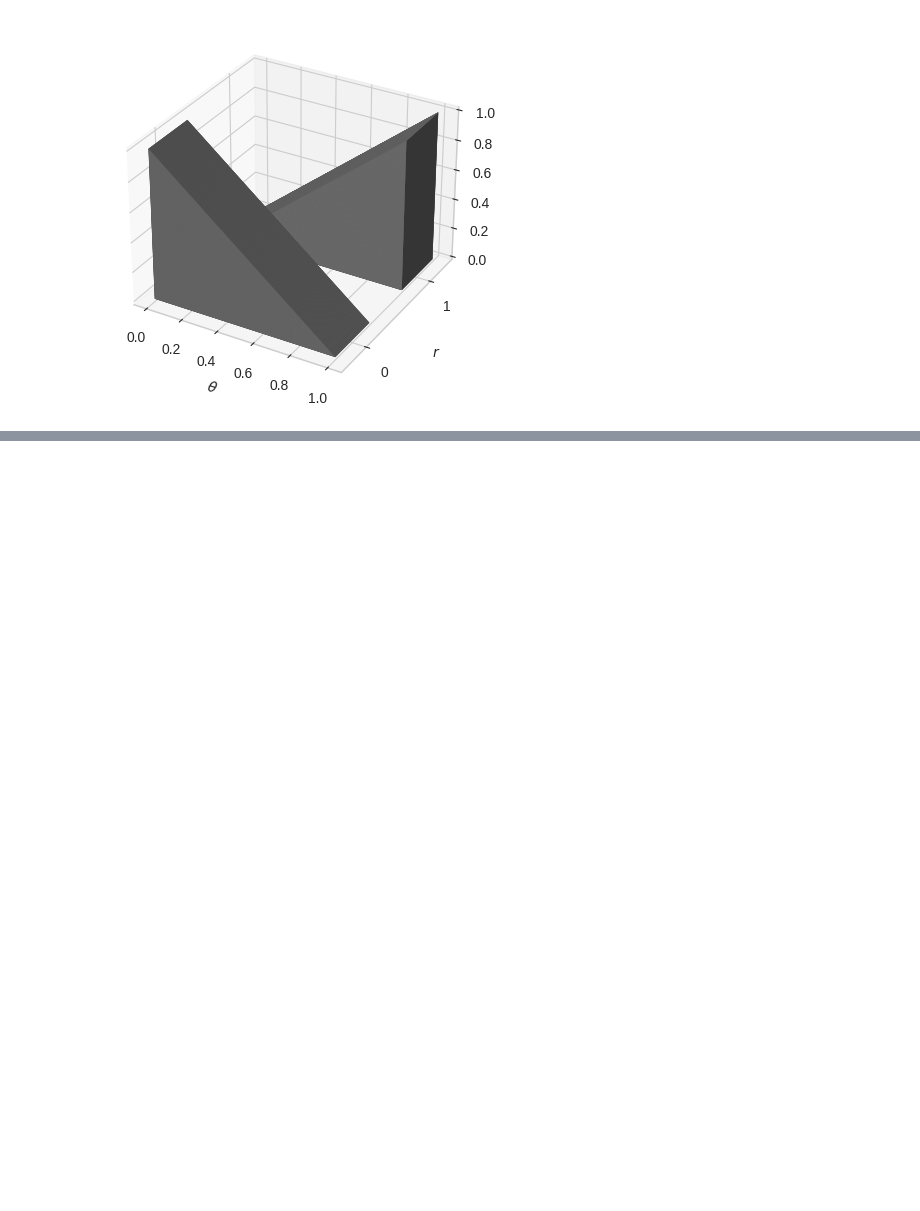
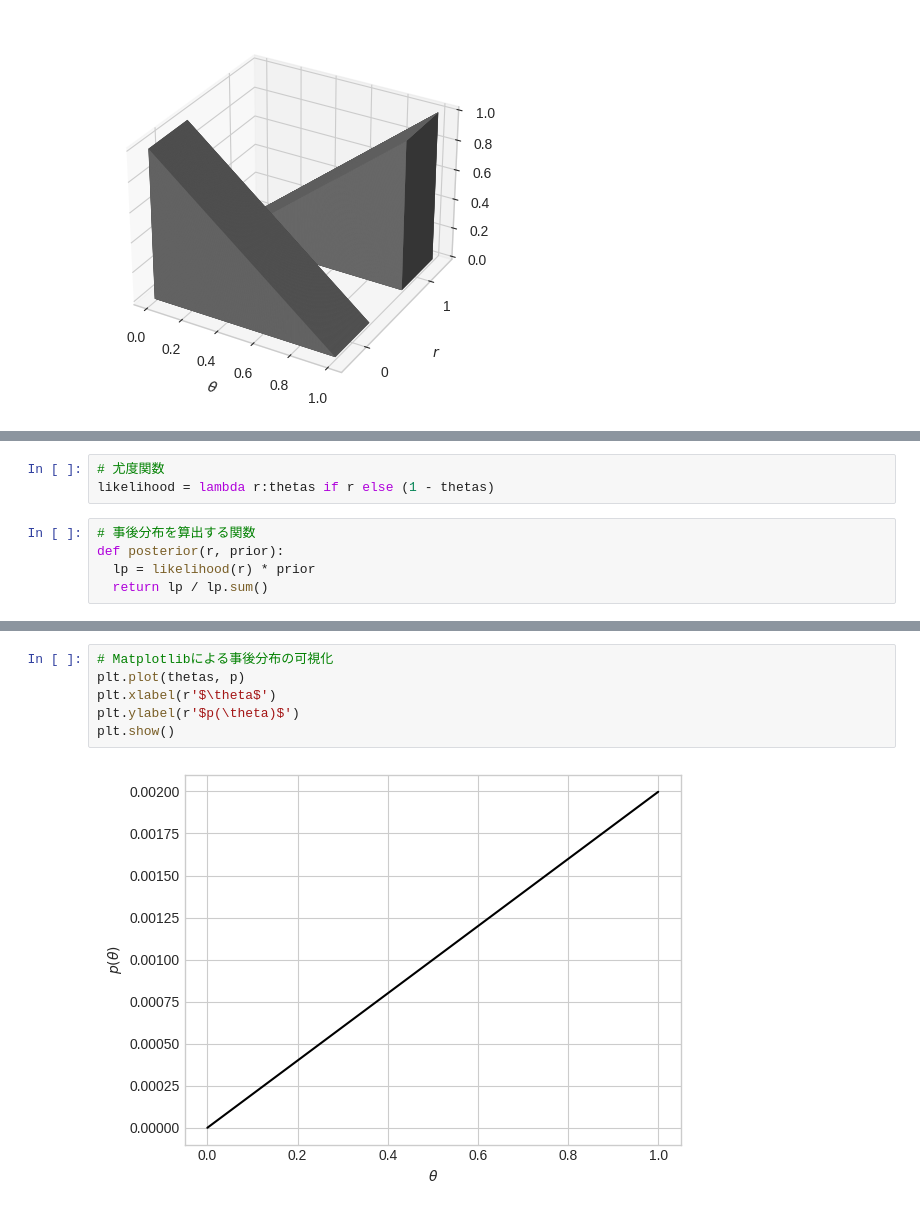
Before and after one commit to yuji-sgs/web-optimization, a Jupyter notebook: cahpter1.ipynb, the cells around one changed output, grey strips where cells are left out. Cells and saved outputs as stored; diff of their text form; blank space fills up the shorter version.

```diff
--- a/cahpter1.ipynb
+++ b/cahpter1.ipynb
@@ -139,0 +165,8 @@ plt.show()
+# %%
+# 尤度関数
+likelihood = lambda r:thetas if r else (1 - thetas)
+# %%
+# 事後分布を算出する関数
+def posterior(r, prior):
+  lp = likelihood(r) * prior
+  return lp / lp.sum()
@@ -139,0 +186,8 @@ plt.show()
+# %%
+# Matplotlibによる事後分布の可視化
+plt.plot(thetas, p)
+plt.xlabel(r'$\theta$')
+plt.ylabel(r'$p(\theta)$')
+plt.show()
+# %% [output]
+[figure, added]
```
Also changed, not shown: parts of 9 cells of this notebook.
